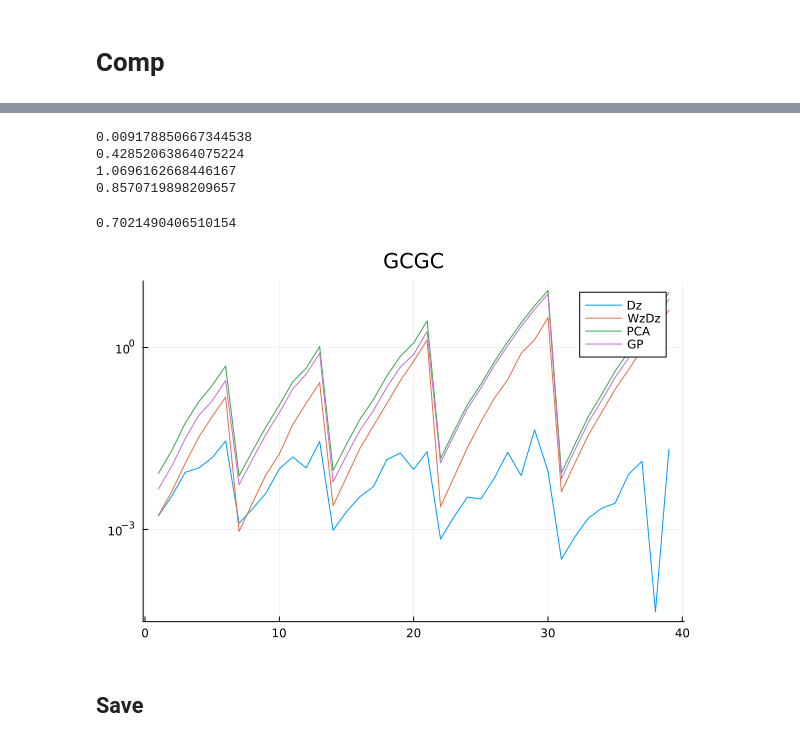
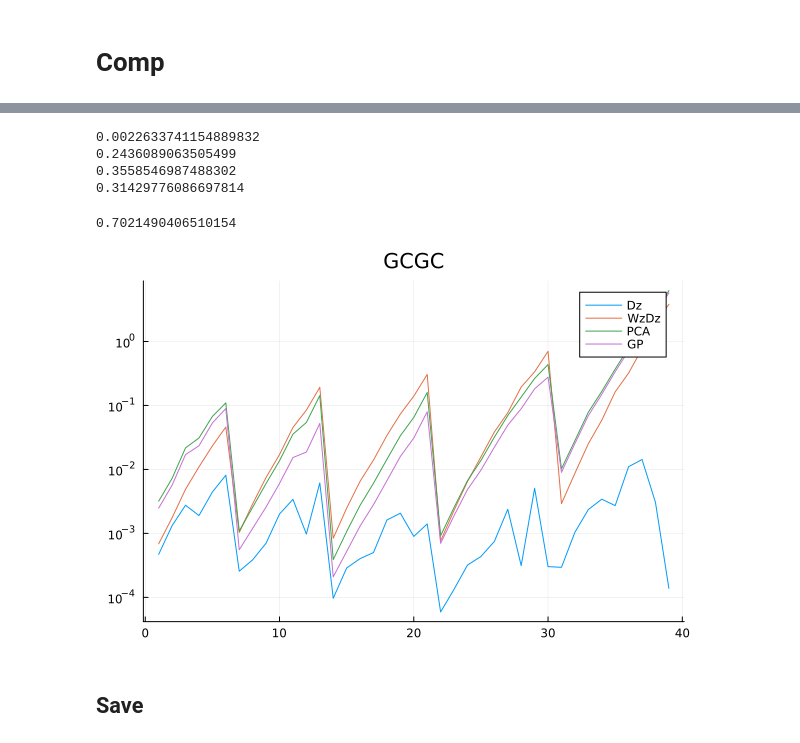
Before and after one commit to JaimeRZP/3x2_analytical, a Jupyter notebook: TPTs/tpts_gcgc.ipynb, the cells around one changed output, grey strips where cells are left out. Cells and saved outputs as stored; diff of their text form; code cells hidden in the pictures.

```diff
--- a/TPTs/tpts_gcgc.ipynb
+++ b/TPTs/tpts_gcgc.ipynb
@@ -337,3 +337,6 @@ end;
 Cmod_gp = make_Cmod(50, model_gp);
 # %% [markdown]
 # Comp
+# %%
+#cov = 0.03 * meta.cov
+cov = meta.cov
@@ -340,13 +361,13 @@ Cmod_gp = make_Cmod(50, model_gp);
 # %%
-println(mean(diag(Cmod_dz) ./ diag(meta.cov)))
-println(mean(diag(Cmod_wzdz) ./ diag(meta.cov)))
-println(mean(diag(Cmod_pca) ./ diag(meta.cov)))
-println(mean(diag(Cmod_gp) ./ diag(meta.cov)))
+println(mean(diag(Cmod_dz) ./ diag(cov)))
+println(mean(diag(Cmod_wzdz) ./ diag(cov)))
+println(mean(diag(Cmod_pca) ./ diag(cov)))
+println(mean(diag(Cmod_gp) ./ diag(cov)))
 # %% [output]
-0.009178850667344538
-0.42852063864075224
-1.0696162668446167
-0.8570719898209657
+0.0022633741154889832
+0.2436089063505499
+0.3558546987488302
+0.31429776086697814
 # %%
 0.03819137556867058
 0.19889108636993824
@@ -355,12 +376,12 @@ println(mean(diag(Cmod_gp) ./ diag(meta.cov)))
 # %% [output]
 0.7021490406510154
 # %%
-plot(diag(Cmod_dz) ./ diag(meta.cov), label="Dz", yscale=:log10)
-plot!(diag(Cmod_wzdz) ./ diag(meta.cov), label="WzDz", yscale=:log10)
-plot!(diag(Cmod_pca) ./ diag(meta.cov), label="PCA", yscale=:log10)
-plot!(diag(Cmod_gp) ./ diag(meta.cov), label="GP", yscale=:log10, title="GCGC")
+plot(diag(Cmod_dz) ./ diag(cov), label="Dz", yscale=:log10)
+plot!(diag(Cmod_wzdz) ./ diag(cov), label="WzDz", yscale=:log10)
+plot!(diag(Cmod_pca) ./ diag(cov), label="PCA", yscale=:log10)
+plot!(diag(Cmod_gp) ./ diag(cov), label="GP", yscale=:log10, title="GCGC")
 # %% [output]
-[figure, old version]
+[figure, new version]
 # %% [markdown]
 ## Save
 # %%
```
Also changed, not shown: parts of 2 cells of this notebook, 5 other files.
